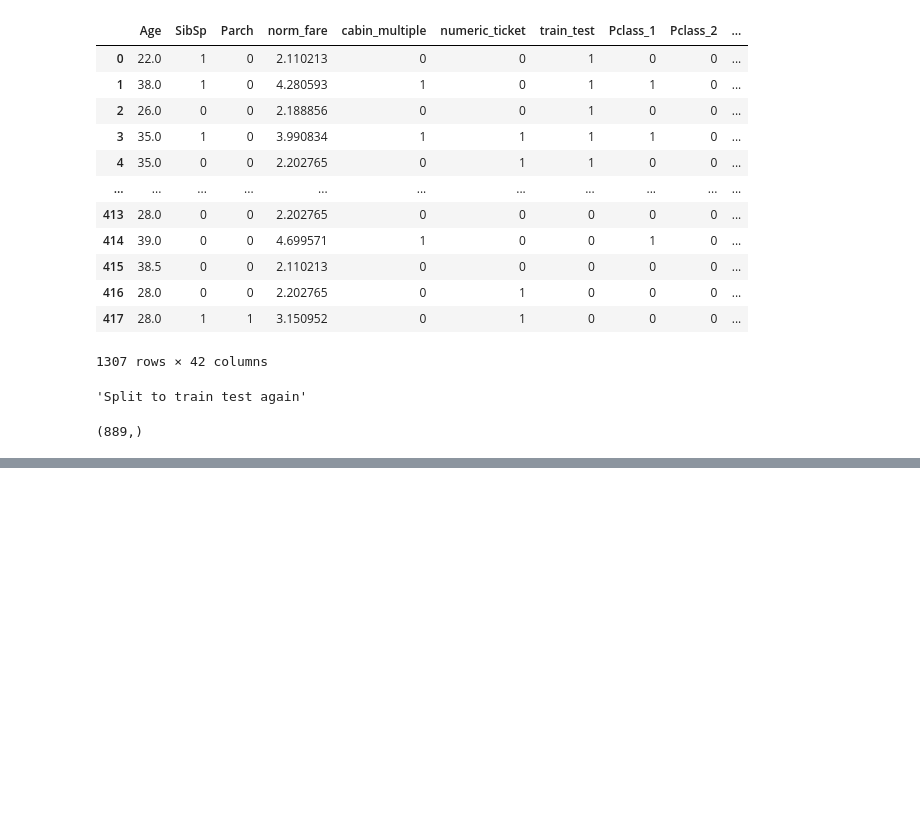
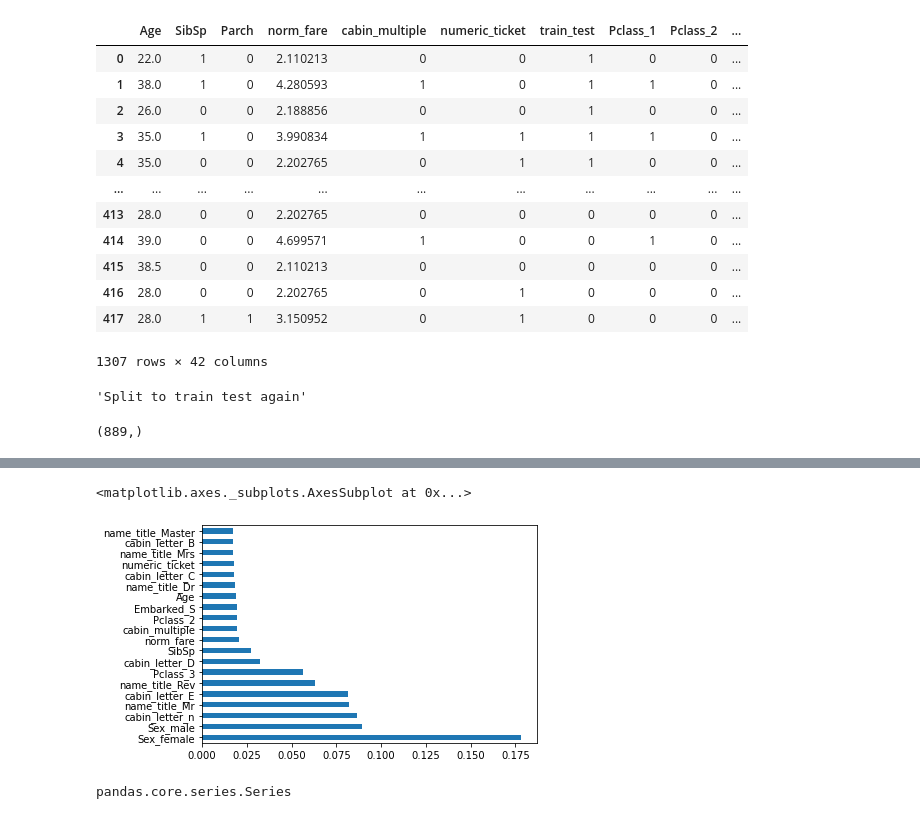
Before and after one commit to jtavara23/Titanic_survivor_prediction, a Jupyter notebook: main.ipynb, the cells around one changed output, grey strips where cells are left out. Drawn from its saved outputs; the diff is of its cells as text; code cells hidden in the pictures; blank space fills up the shorter version.

```diff
--- a/main.ipynb
+++ b/main.ipynb
@@ -476,0 +786,20 @@ y_train.shape
+# %%
+# but we have one more model: XGB extreme Gradient Booster
+xgb = XGBClassifier(random_state = 1)
+
+param_grid = {
+    'n_estimators': [450,500,550],
+    'colsample_bytree': [0.75,0.8,0.85],
+    'max_depth': [None],
+    'reg_alpha': [1],
+    'reg_lambda': [2, 5, 10],
+    'subsample': [0.55, 0.6, .65],
+    'learning_rate':[0.5],
+    'gamma':[.5,1,2],
+    'min_child_weight':[0.01],
+    'sampling_method': ['uniform']
+}
+
+clf_xgb = GridSearchCV(xgb, param_grid = param_grid, cv = 5, verbose = True, n_jobs = -1)
+best_clf_xgb = clf_xgb.fit(X_train_scaled,y_train)
+clf_performance(best_clf_xgb,'XGB')
@@ -476,0 +817,12 @@ y_train.shape
+# %%
+clf_xgb = best_clf_xgb.best_estimator_.fit(X_train_scaled,y_train)
+feat_importances_xgb = pd.Series(clf_xgb.feature_importances_, index=X_train_scaled.columns)
+features_xgb = feat_importances_xgb.nlargest(20)
+features_xgb.plot(kind='barh')
+# %% [output]
+<matplotlib.axes._subplots.AxesSubplot at 0x...>
+[figure, added]
+# %%
+type(features_rf)
+# %% [output]
+pandas.core.series.Series
```
Also changed, not shown: parts of 35 cells of this notebook, 2 other files.
